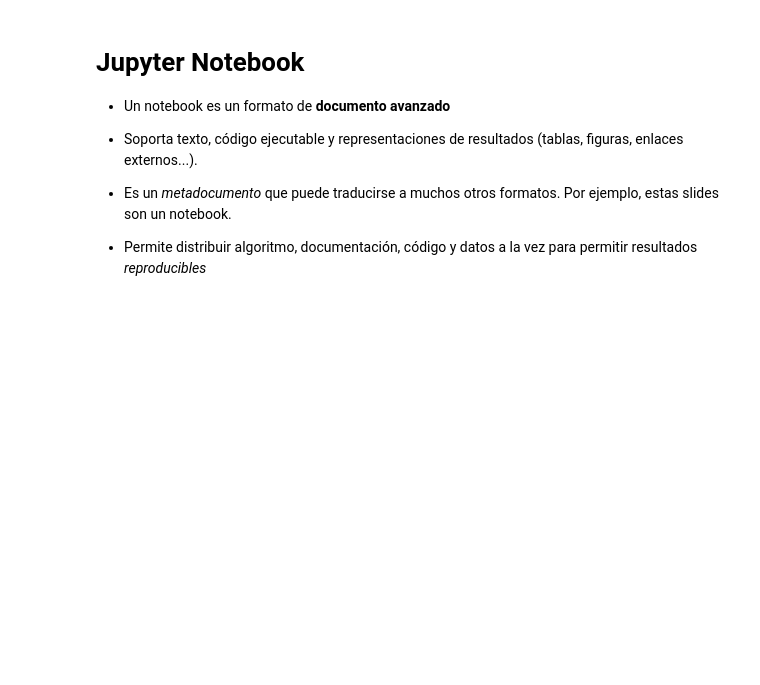
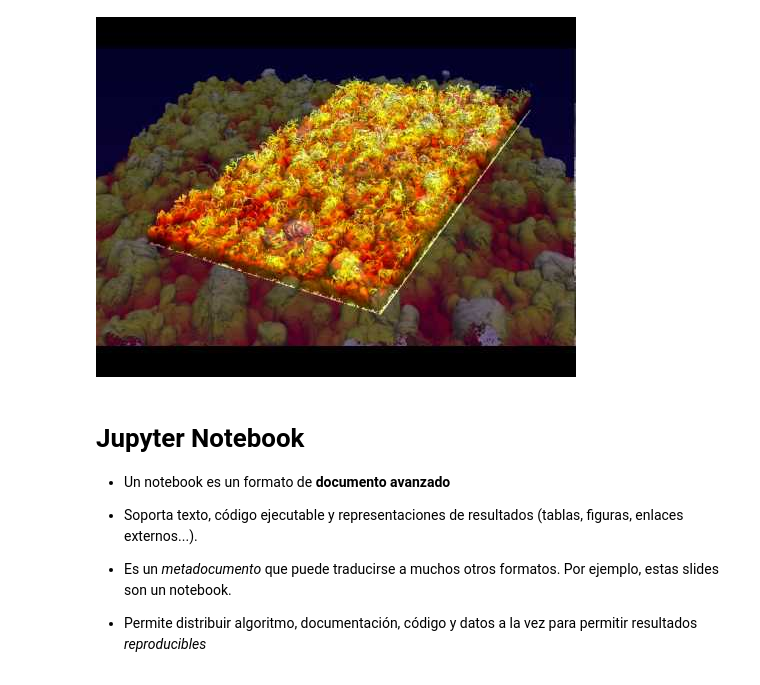
Before and after one commit to ekergy/jupyter_notebooks, a Jupyter notebook: curso/0-Intro.ipynb, the cells around one changed output. Drawn from its saved outputs; the diff is of its cells as text; code cells hidden in the pictures; blank space fills up the shorter version.

```diff
--- a/curso/0-Intro.ipynb
+++ b/curso/0-Intro.ipynb
@@ -1,3 +15,8 @@
+# %%
+from IPython.display import YouTubeVideo
+YouTubeVideo('L9LD5eZicAg')
+# %% [output]
+[figure, added]
 # %% [markdown]
 # Jupyter Notebook #
 
```
Also changed, not shown: parts of 2 cells of this notebook.
